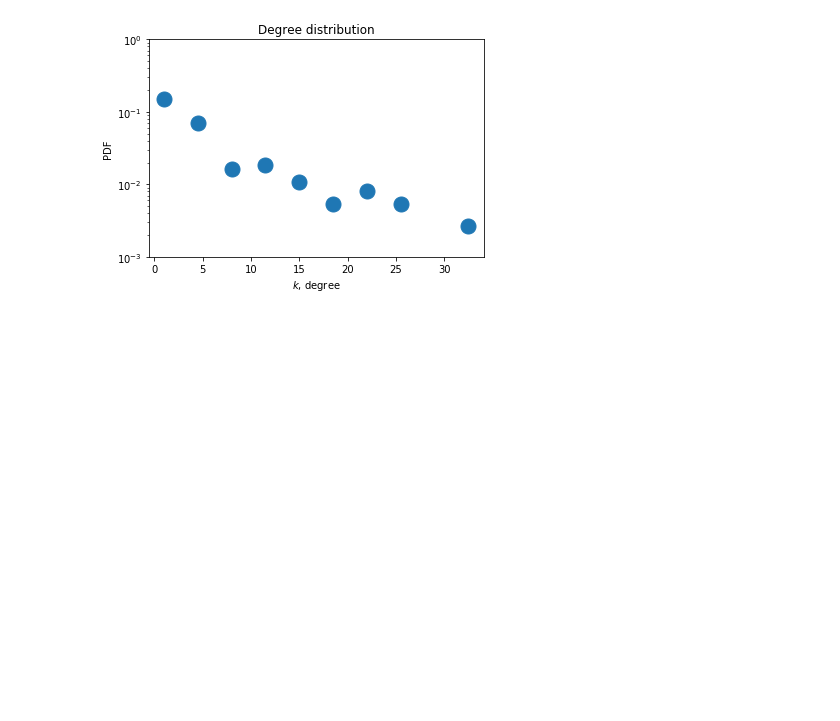
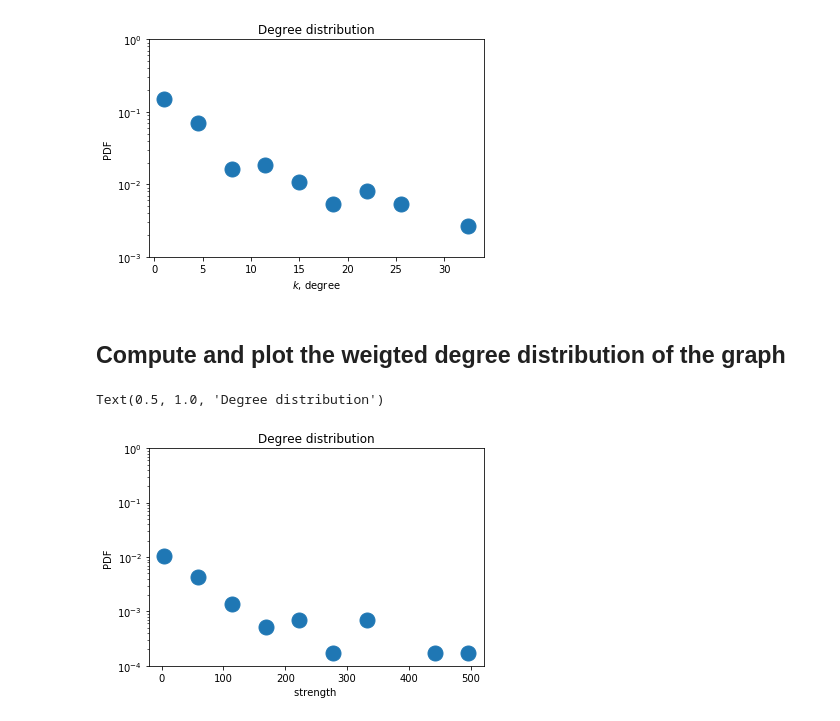
Before and after one commit to ComplexNetTSP/ComplexNetTD, a Jupyter notebook: source/TP1/TP1.ipynb, the cells around one changed output. Cells and saved outputs as stored; diff of their text form; code cells hidden in the pictures; blank space fills up the shorter version.

```diff
--- a/source/TP1/TP1.ipynb
+++ b/source/TP1/TP1.ipynb
@@ -1144,3 +1145,19 @@ plt.title("Degree distribution")
 # %% [output]
 Text(0.5, 1.0, 'Degree distribution')
 [figure]
+# %% [markdown]
+## Compute and plot the weigted degree distribution of the graph
+# %%
+### BEGIN SOLUTION
+degree_sequence = sorted([d for n, d in G.degree(weight="weight")], reverse=True)  # degree sequence
+hist, bin_edges = np.histogram(degree_sequence, density=True)
+
+plt.semilogy(bin_edges[:-1], hist, 'o', ms=15)
+plt.xlabel(r"strength ")
+plt.ylabel(r"PDF")
+plt.ylim(1e-4, 1)
+plt.title("Degree distribution")
+### END SOLUTION
+# %% [output]
+Text(0.5, 1.0, 'Degree distribution')
+[figure, added]
```
Also changed, not shown: parts of 10 cells of this notebook, 1 other file.
